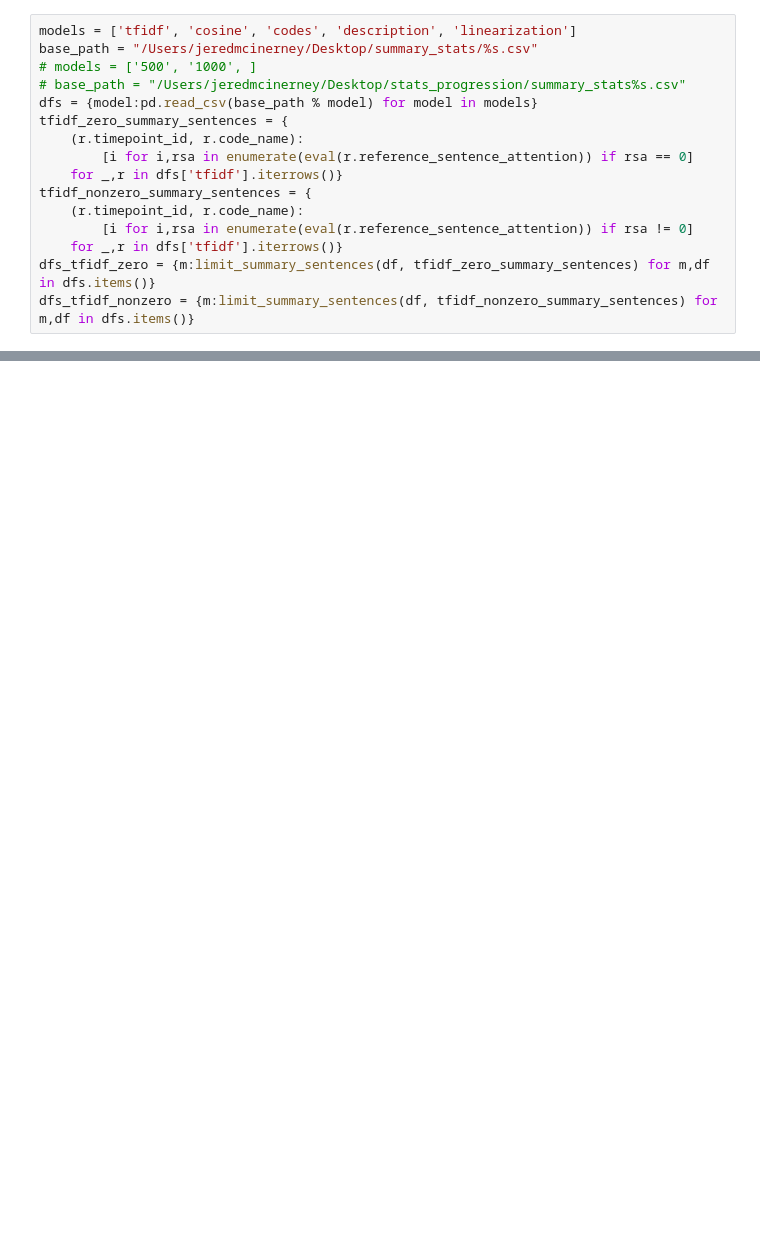
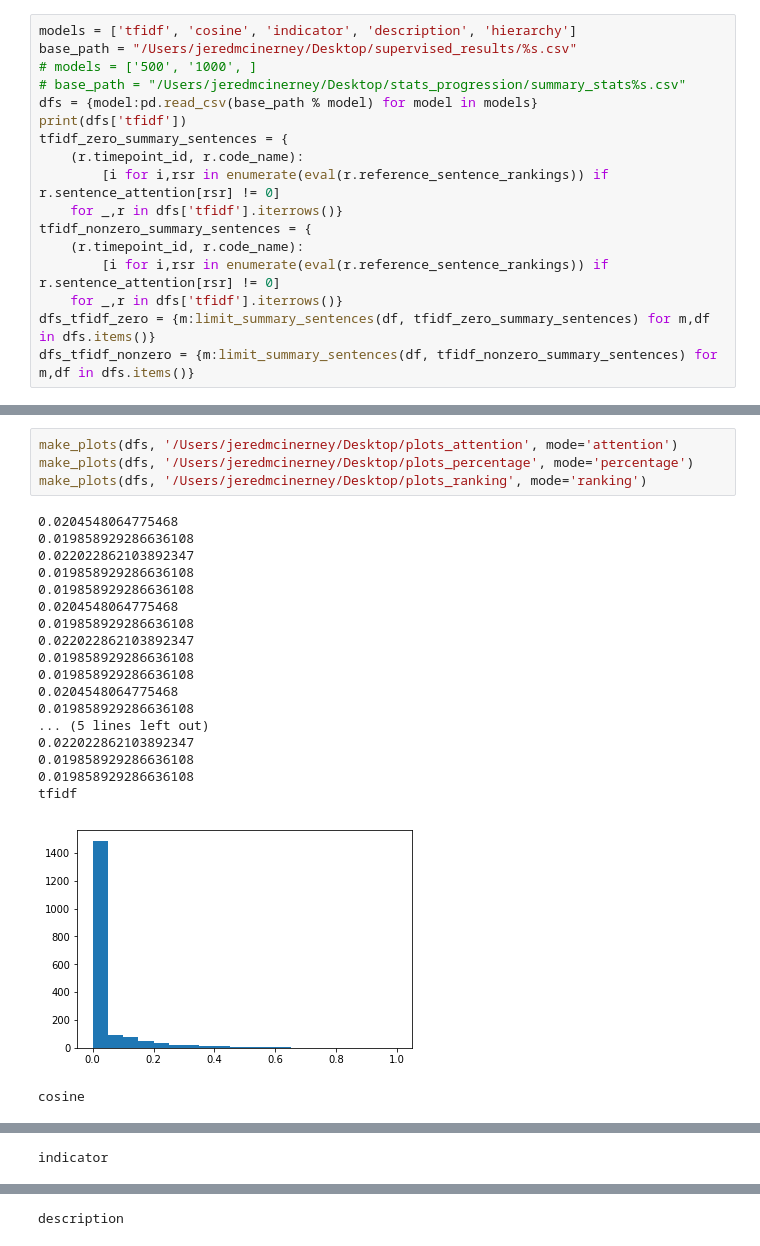
Before and after one commit to dmcinerney/ehr-extraction-models, a Jupyter notebook: supervised_ananlysis.ipynb, the cells around one changed output, grey strips where cells are left out. Cells and saved outputs as stored; diff of their text form; blank space fills up the shorter version.

```diff
--- a/supervised_ananlysis.ipynb
+++ b/supervised_ananlysis.ipynb
@@ -76,16 +116,17 @@ def limit_summary_sentences(df, summary_sentences):
 # %%
-models = ['tfidf', 'cosine', 'codes', 'description', 'linearization']
-base_path = "/Users/jeredmcinerney/Desktop/summary_stats/%s.csv"
+models = ['tfidf', 'cosine', 'indicator', 'description', 'hierarchy']
+base_path = "/Users/jeredmcinerney/Desktop/supervised_results/%s.csv"
 # models = ['500', '1000', ]
 # base_path = "/Users/jeredmcinerney/Desktop/stats_progression/summary_stats%s.csv"
 dfs = {model:pd.read_csv(base_path % model) for model in models}
+print(dfs['tfidf'])
 tfidf_zero_summary_sentences = {
     (r.timepoint_id, r.code_name):
-        [i for i,rsa in enumerate(eval(r.reference_sentence_attention)) if rsa == 0]
+        [i for i,rsr in enumerate(eval(r.reference_sentence_rankings)) if r.sentence_attention[rsr] != 0]
     for _,r in dfs['tfidf'].iterrows()}
 tfidf_nonzero_summary_sentences = {
     (r.timepoint_id, r.code_name):
-        [i for i,rsa in enumerate(eval(r.reference_sentence_attention)) if rsa != 0]
+        [i for i,rsr in enumerate(eval(r.reference_sentence_rankings)) if r.sentence_attention[rsr] != 0]
     for _,r in dfs['tfidf'].iterrows()}
 dfs_tfidf_zero = {m:limit_summary_sentences(df, tfidf_zero_summary_sentences) for m,df in dfs.items()}
 dfs_tfidf_nonzero = {m:limit_summary_sentences(df, tfidf_nonzero_summary_sentences) for m,df in dfs.items()}
@@ -91,0 +151,24 @@ dfs_tfidf_nonzero = {m:limit_summary_sentences(df, tfidf_nonzero_summary_sentenc
+# %%
+make_plots(dfs, '/Users/jeredmcinerney/Desktop/plots_attention', mode='attention')
+make_plots(dfs, '/Users/jeredmcinerney/Desktop/plots_percentage', mode='percentage')
+make_plots(dfs, '/Users/jeredmcinerney/Desktop/plots_ranking', mode='ranking')
+# %% [output]
+0.0204548064775468
+0.019858929286636108
+0.022022862103892347
+0.019858929286636108
+0.019858929286636108
+0.0204548064775468
+0.019858929286636108
+0.022022862103892347
+0.019858929286636108
+0.019858929286636108
+0.0204548064775468
+0.019858929286636108
+... (5 lines left out)
+0.022022862103892347
+0.019858929286636108
+0.019858929286636108
+tfidf
+[figure, added]
+cosine
@@ -91,0 +176 @@ dfs_tfidf_nonzero = {m:limit_summary_sentences(df, tfidf_nonzero_summary_sentenc
+indicator
@@ -91,0 +178 @@ dfs_tfidf_nonzero = {m:limit_summary_sentences(df, tfidf_nonzero_summary_sentenc
+description
```
Also changed, not shown: parts of 17 cells of this notebook, 1 other file.
